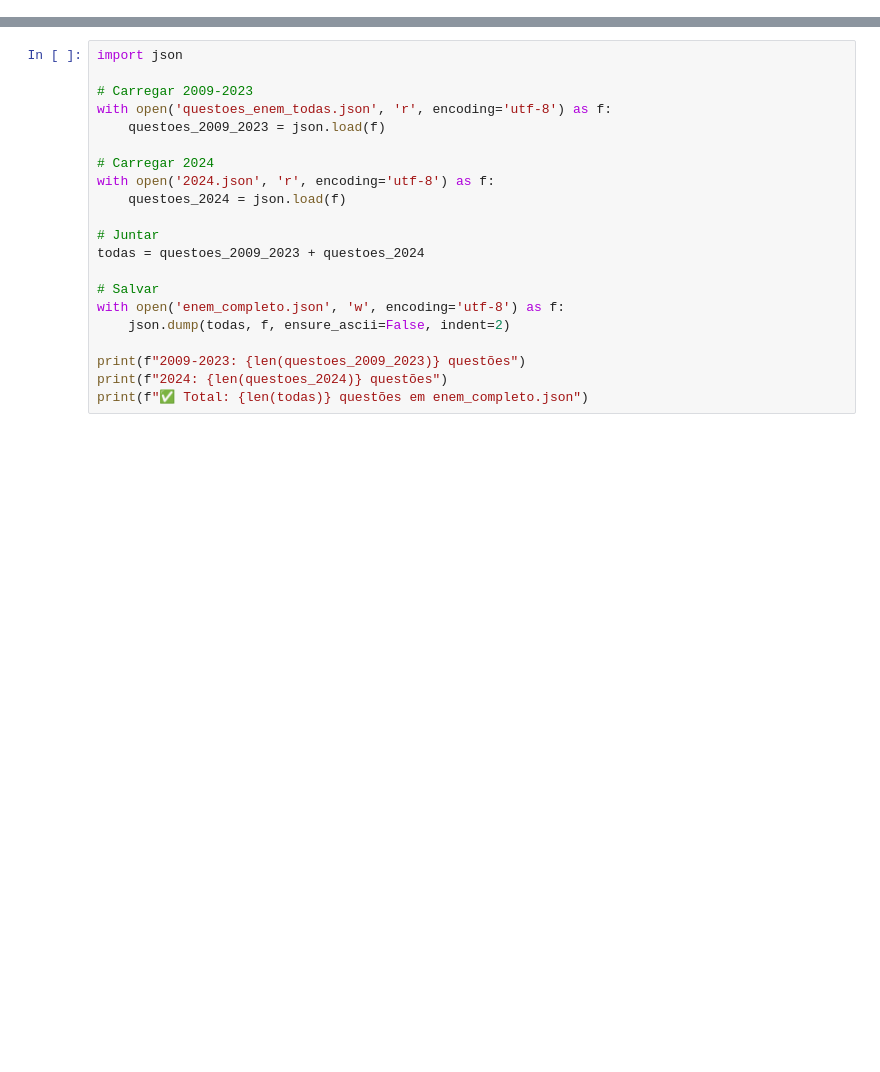
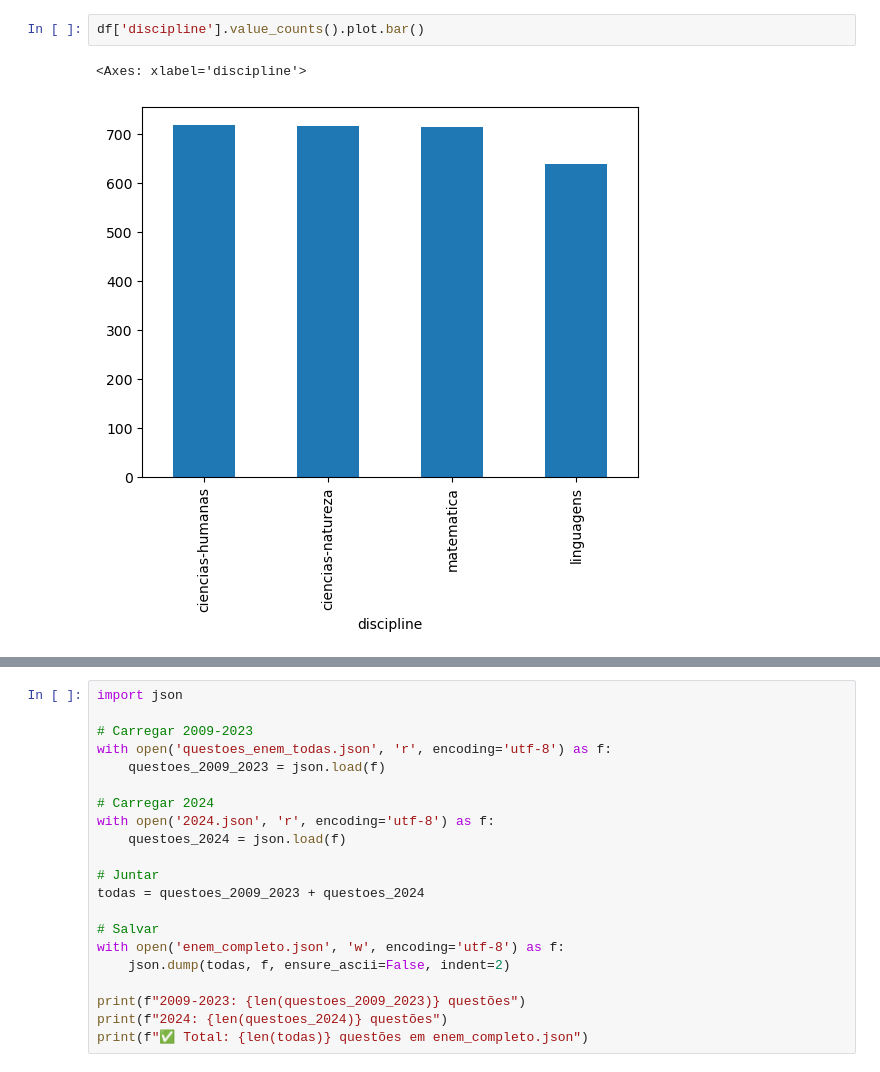
Before and after one commit to amasai-santos/ENEM-LLM-RAG, a Jupyter notebook: extracao_pdf_labeling.ipynb, the cells around one changed output, grey strips where cells are left out. Saved outputs shown, nothing was run; the diff lists cells and outputs as text; blank space fills up the shorter version.

```diff
--- a/extracao_pdf_labeling.ipynb
+++ b/extracao_pdf_labeling.ipynb
@@ -0,0 +6,5 @@
+# %%
+df['discipline'].value_counts().plot.bar()
+# %% [output]
+<Axes: xlabel='discipline'>
+[figure, added]
```
Also changed, not shown: parts of 29 cells of this notebook.
